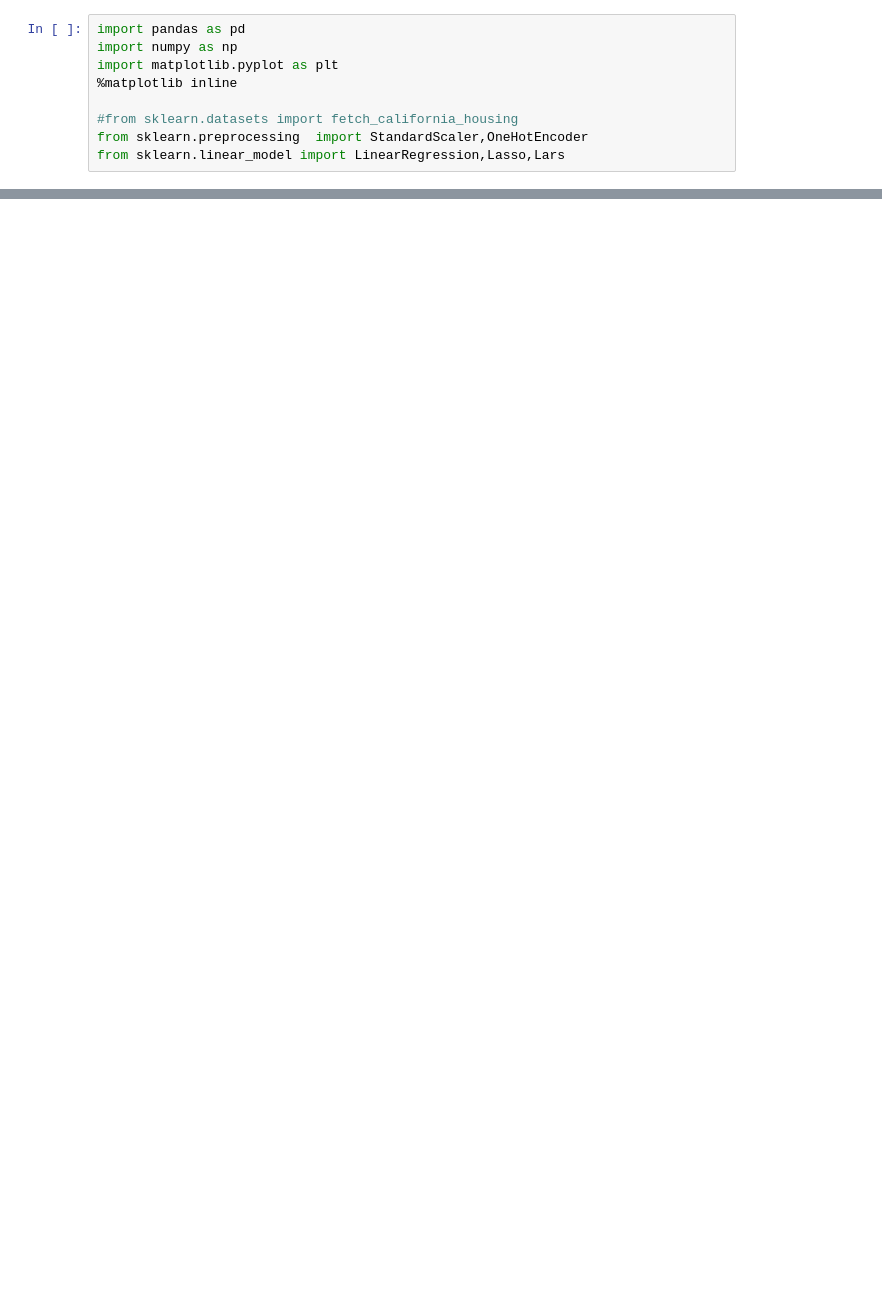
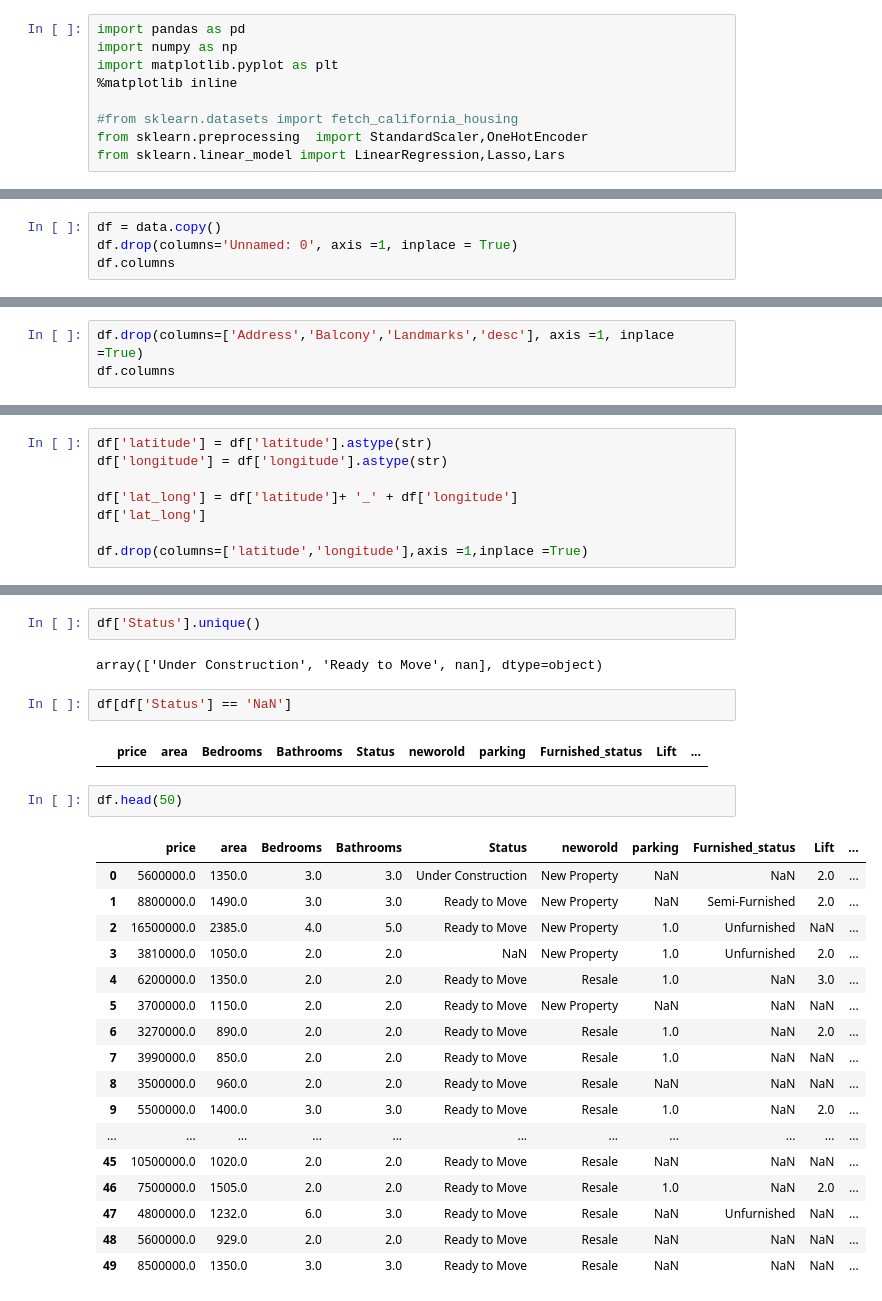
Before and after one commit to saptarshipal1/boston_house_pricing_regression, a Jupyter notebook: data/boston_housing_price.ipynb, the cells around one changed output, grey strips where cells are left out. Drawn from its saved outputs; the diff is of its cells as text; blank space fills up the shorter version.

```diff
--- a/data/boston_housing_price.ipynb
+++ b/data/boston_housing_price.ipynb
@@ -20,0 +29,4 @@ data.head()
+# %%
+df = data.copy()
+df.drop(columns='Unnamed: 0', axis =1, inplace = True)
+df.columns
@@ -20,0 +94,3 @@ data.head()
+# %%
+df.drop(columns=['Address','Balcony','Landmarks','desc'], axis =1, inplace =True)
+df.columns
@@ -20,0 +111,8 @@ data.head()
+# %%
+df['latitude'] = df['latitude'].astype(str)
+df['longitude'] = df['longitude'].astype(str)
+
+df['lat_long'] = df['latitude']+ '_' + df['longitude']
+df['lat_long']
+
+df.drop(columns=['latitude','longitude'],axis =1,inplace =True)
@@ -20,0 +135,28 @@ data.head()
+# %%
+df['Status'].unique()
+# %% [output]
+array(['Under Construction', 'Ready to Move', nan], dtype=object)
+# %%
+df[df['Status'] == 'NaN']
+# %% [output]
+|  | price | area | Bedrooms | Bathrooms | Status | neworold | parking | Furnished_status | Lift | ... |
+# %%
+df.head(50)
+# %% [output]
+|  | price | area | Bedrooms | Bathrooms | Status | neworold | parking | Furnished_status | Lift | ... |
+| 0 | 5600000.0 | 1350.0 | 3.0 | 3.0 | Under Construction | New Property | NaN | NaN | 2.0 | ... |
+| 1 | 8800000.0 | 1490.0 | 3.0 | 3.0 | Ready to Move | New Property | NaN | Semi-Furnished | 2.0 | ... |
+| 2 | 16500000.0 | 2385.0 | 4.0 | 5.0 | Ready to Move | New Property | 1.0 | Unfurnished | NaN | ... |
+| 3 | 3810000.0 | 1050.0 | 2.0 | 2.0 | NaN | New Property | 1.0 | Unfurnished | 2.0 | ... |
+| 4 | 6200000.0 | 1350.0 | 2.0 | 2.0 | Ready to Move | Resale | 1.0 | NaN | 3.0 | ... |
+| 5 | 3700000.0 | 1150.0 | 2.0 | 2.0 | Ready to Move | New Property | NaN | NaN | NaN | ... |
+| 6 | 3270000.0 | 890.0 | 2.0 | 2.0 | Ready to Move | Resale | 1.0 | NaN | 2.0 | ... |
+| 7 | 3990000.0 | 850.0 | 2.0 | 2.0 | Ready to Move | Resale | 1.0 | NaN | NaN | ... |
+| 8 | 3500000.0 | 960.0 | 2.0 | 2.0 | Ready to Move | Resale | NaN | NaN | NaN | ... |
+| 9 | 5500000.0 | 1400.0 | 3.0 | 3.0 | Ready to Move | Resale | 1.0 | NaN | 2.0 | ... |
+| ... | ... | ... | ... | ... | ... | ... | ... | ... | ... | ... |
+| 45 | 10500000.0 | 1020.0 | 2.0 | 2.0 | Ready to Move | Resale | NaN | NaN | NaN | ... |
+| 46 | 7500000.0 | 1505.0 | 2.0 | 2.0 | Ready to Move | Resale | 1.0 | NaN | 2.0 | ... |
+| 47 | 4800000.0 | 1232.0 | 6.0 | 3.0 | Ready to Move | Resale | NaN | Unfurnished | NaN | ... |
+| 48 | 5600000.0 | 929.0 | 2.0 | 2.0 | Ready to Move | Resale | NaN | NaN | NaN | ... |
+| 49 | 8500000.0 | 1350.0 | 3.0 | 3.0 | Ready to Move | Resale | NaN | NaN | NaN | ... |
```
Also changed, not shown: parts of 9 cells of this notebook.
